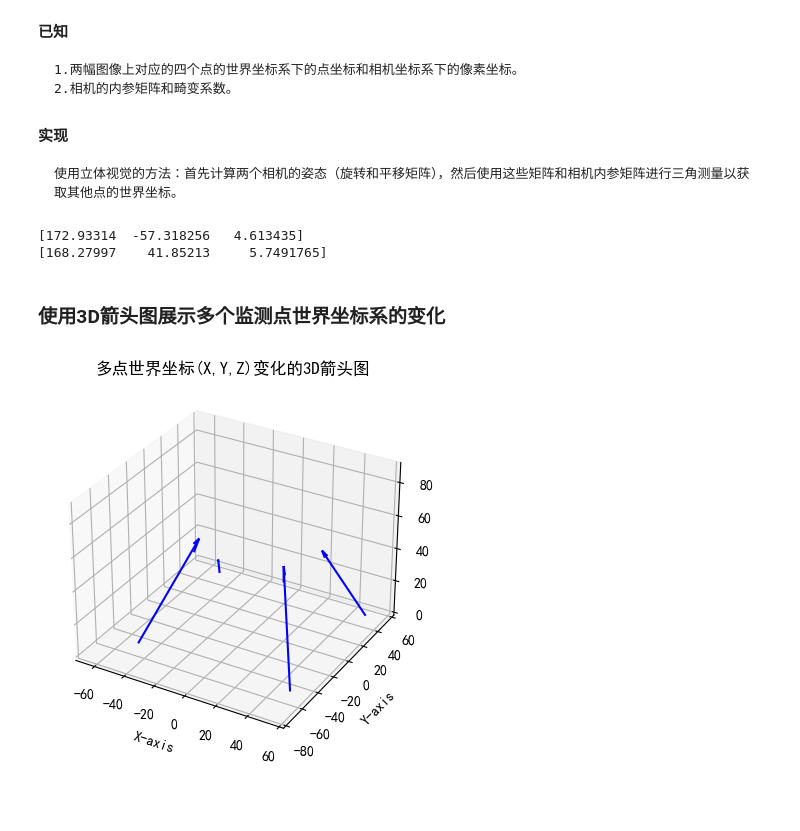
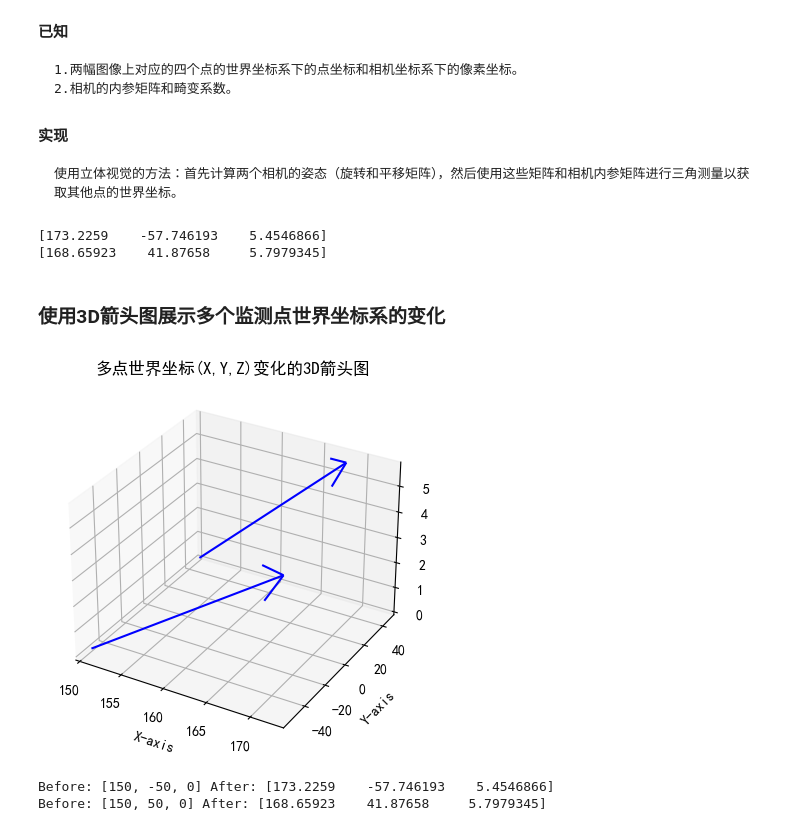
Before and after one commit to hhrwvyy5654v/UAV-Close-Range-Photogrammetry-To-Monitor-Landslide-Deformation, a Jupyter notebook: All.ipynb, the cells around one changed output. Saved outputs shown, nothing was run; the diff lists cells and outputs as text; code cells hidden in the pictures; blank space fills up the shorter version.

```diff
--- a/All.ipynb
+++ b/All.ipynb
@@ -395,6 +380,6 @@ pixel_coords_list = [
 # %%
 # 加载npz文件读取相机的内参矩阵和畸变系数
-data = np.load('./Parameter/豪威OV48B.npz')
+data = np.load('./Parameter/豪威OV48B_800x600.npz')
 
 # 获取mtx和dist参数
 camera_matrix = data['mtx']
@@ -407,20 +392,33 @@ camera_poses = [estimate_camera_pose(world_coords, pixel_coords, camera_matrix,
 # 获取每幅图像的旋转向量rvec和平移向量tvec
 rvec1, tvec1 = camera_poses[0]
 rvec2, tvec2 = camera_poses[1]
-# %%
-def pixel_to_world(pixel_coord_1,pixel_coord_2):
-    world_coord = triangulate_points(
-        np.array([pixel_coord_1], dtype=np.float32),
-        np.array([pixel_coord_2], dtype=np.float32),
-        camera_matrix, rvec1, tvec1, rvec2, tvec2
-    )[0]
-    print(world_coord)
-
-pixel_to_world((405.0, 463.5),(454.0, 486.5))
-pixel_to_world((403.5, 433.0),(452.5, 452.5))
-# %% [output]
-[172.93314  -57.318256   4.613435]
-[168.27997    41.85213     5.7491765]
+# %%
+# 从csv文件中提取指定要求的坐标
+def extract_data(csv_name: str,image_A,image_B,id):
+    result = []
+    with open(csv_name, 'r') as file:
+        reader = csv.DictReader(file)
+        for row in reader:
+            if row['ImageName'] in [image_A, image_B] and row['ArucoId'] == id:
+                result.append((float(row['X']), float(row['Y'])))
+    return result
+
+# 三角测量法将像素坐标转换为世界坐标
+def pixel_to_world(pixel_coord):
+    world_coord = triangulate_points(
+        np.array([pixel_coord[0]], dtype=np.float32),
+        np.array([pixel_coord[1]], dtype=np.float32),
+        camera_matrix, rvec1, tvec1, rvec2, tvec2
+    )[0]
+    print(world_coord)
+    return world_coord
+
+# 传入不同的ArUco的id进行验证
+CompareId4=pixel_to_world(extract_data(CSV_Name,Image_A,Image_B,'4'))  #id[4]
+CompareId5=pixel_to_world(extract_data(CSV_Name,Image_A,Image_B,'5'))   #id[5]
+# %% [output]
+[173.2259    -57.746193    5.4546866]
+[168.65923    41.87658     5.7979345]
 # %% [markdown]
 ### 使用3D箭头图展示多个监测点世界坐标系的变化
 # %%
@@ -433,10 +431,8 @@ plt.rcParams['axes.unicode_minus'] = False  # 用来正常显示负号
 # %%
 # 监测到的多个点的坐标变化数据,每个数组包含相应坐标分量的前后值
 points = [
-    {'before': [-50, -50, 0], 'after': [-70, 60, 13]},
-    {'before': [-50, 50, 0], 'after': [-40, 30, 20]},
-    {'before': [50, -50, 0], 'after': [60, -80, 90]},
-    {'before': [50, 50, 0], 'after': [20, 50, 33]},
+    {'before': [150, -50, 0], 'after': CompareId4},
+    {'before': [150, 50, 0], 'after': CompareId5},
 ]
 # %%
 # 创建3D箭头图
@@ -448,31 +444,38 @@ for point in points:
     x_before, y_before, z_before = point['before']
     x_after, y_after, z_after = point['after']
     dx = x_after - x_before
     dy = y_after - y_before
     dz = z_after - z_before
     ax.quiver(x_before, y_before, z_before, dx, dy,
               dz, color='b', arrow_length_ratio=0.1)
 
 # 设置坐标轴标签
 ax.set_xlabel('X-axis')
 ax.set_ylabel('Y-axis')
 ax.set_zlabel('Z-axis')
 
 # 设置标题
 ax.set_title('多点世界坐标(X,Y,Z)变化的3D箭头图')
 
 # 设置坐标轴范围
 all_x = [point['before'][0]
          for point in points] + [point['after'][0] for point in points]
 all_y = [point['before'][1]
          for point in points] + [point['after'][1] for point in points]
 all_z = [point['before'][2]
          for point in points] + [point['after'][2] for point in points]
+
 ax.set_xlim(min(all_x), max(all_x))
 ax.set_ylim(min(all_y), max(all_y))
 ax.set_zlim(min(all_z), max(all_z))
 
 # 显示图形
 plt.show()
+
+# 打印对应点的世界坐标的前后变化
+for point in points:
+    print("Before:",point['before'],"After:",point['after'])
 # %% [output]
-[figure, old version]
+[figure, new version]
+Before: [150, -50, 0] After: [173.2259    -57.746193    5.4546866]
+Before: [150, 50, 0] After: [168.65923    41.87658     5.7979345]
```
Also changed, not shown: parts of 9 cells of this notebook, 13 other files.
